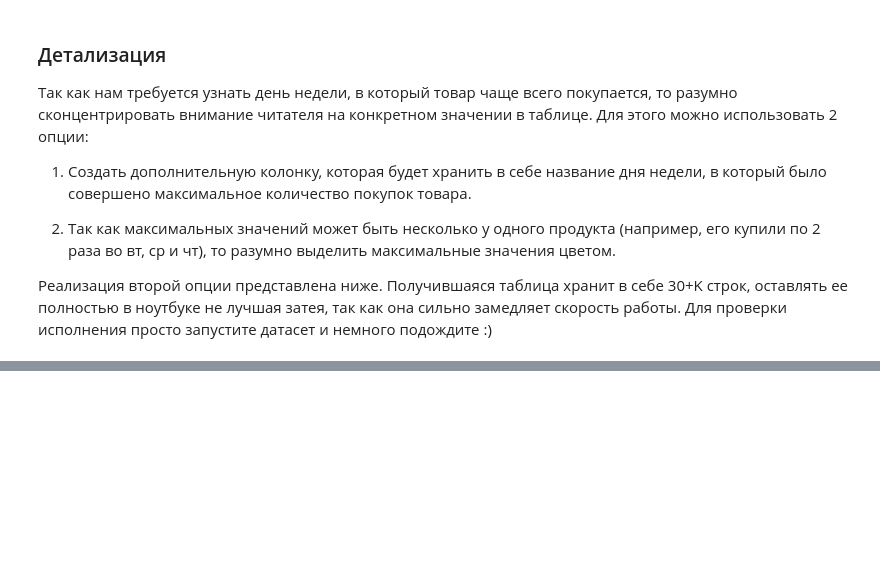
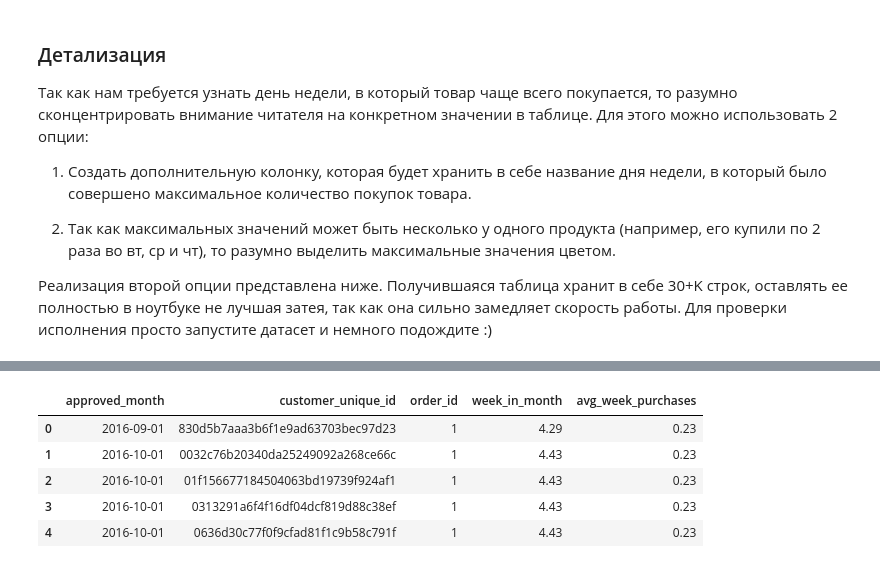
Before and after one commit to denis-abrashkin/e-commerce-analysis, a Jupyter notebook: e-com_project_github.ipynb, the cells around one changed output, grey strips where cells are left out. Cells and saved outputs as stored; diff of their text form; code cells hidden in the pictures; blank space fills up the shorter version.

```diff
--- a/e-com_project_github.ipynb
+++ b/e-com_project_github.ipynb
@@ -461,0 +467,3 @@ day_pivot
+# %%
+# left join датафреймов с помощью метода merge
+customers_purchases_df = orders.merge(customers, how='left', on='customer_id')
@@ -461,0 +529,9 @@ day_pivot
+# %%
+buying_by_month.head()
+# %% [output]
+|  | approved_month | customer_unique_id | order_id | week_in_month | avg_week_purchases |
+| 0 | 2016-09-01 | 830d5b7aaa3b6f1e9ad63703bec97d23 | 1 | 4.29 | 0.23 |
+| 1 | 2016-10-01 | 0032c76b20340da25249092a268ce66c | 1 | 4.43 | 0.23 |
+| 2 | 2016-10-01 | 01f156677184504063bd19739f924af1 | 1 | 4.43 | 0.23 |
+| 3 | 2016-10-01 | 0313291a6f4f16df04dcf819d88c38ef | 1 | 4.43 | 0.23 |
+| 4 | 2016-10-01 | 0636d30c77f0f9cfad81f1c9b58c791f | 1 | 4.43 | 0.23 |
```
Also changed, not shown: parts of 11 cells of this notebook.
